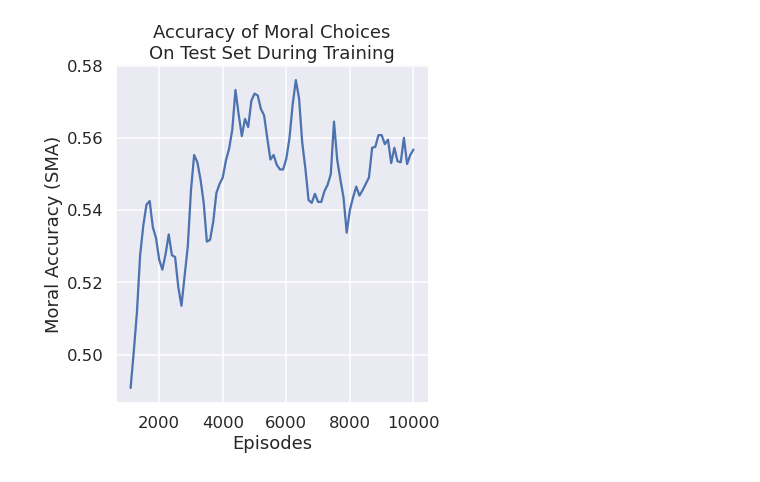
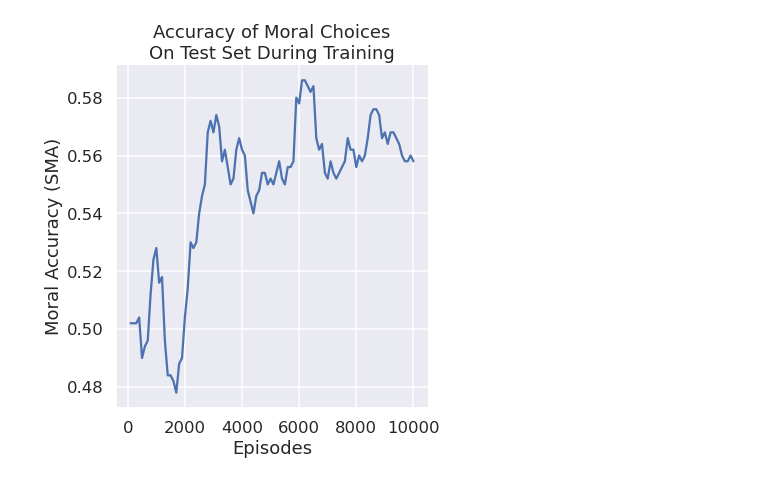
Before and after one commit to kingsleykuan/moral-driving-agent, a Jupyter notebook: src/plot_results.ipynb, the cells around one changed output. Cells and saved outputs as stored; diff of their text form; code cells hidden in the pictures.

```diff
--- a/src/plot_results.ipynb
+++ b/src/plot_results.ipynb
@@ -55,25 +55,25 @@ g.savefig(plot_dir / 'episode_finish_rate.png', dpi=150)
 # %%
 from pathlib import Path
 
 import numpy as np
 import seaborn as sns
 from scipy.ndimage.filters import uniform_filter1d
 
 plot_dir = Path('plots')
 plot_dir.mkdir(parents=True, exist_ok=True)
 
-accuracy_path = 'models/double_dqn/accuracy.npy'
+accuracy_path = 'models/double_dqn_moral/double_dqn_moral_10000/accuracy.npy'
 accuracy = np.load(accuracy_path)
 
-average = 4
+average = 5
 accuracy_smooth = uniform_filter1d(accuracy[:,1], average, mode='nearest')
 
 sns.set_theme(context='talk', style='darkgrid', palette='deep')
 
 g = sns.relplot(x=accuracy[:,0], y=accuracy_smooth, kind="line", height=6)
 g.ax.set_title('Accuracy of Moral Choices\nOn Test Set During Training')
 g.ax.set_xlabel('Episodes')
 g.ax.set_ylabel('Moral Accuracy (SMA)')
 g.savefig(plot_dir / 'moral_accuracy.png', dpi=300)
 # %% [output]
-[figure, old version]
+[figure, new version]
```
Also changed, not shown: parts of 1 cell of this notebook, 3 other files.
